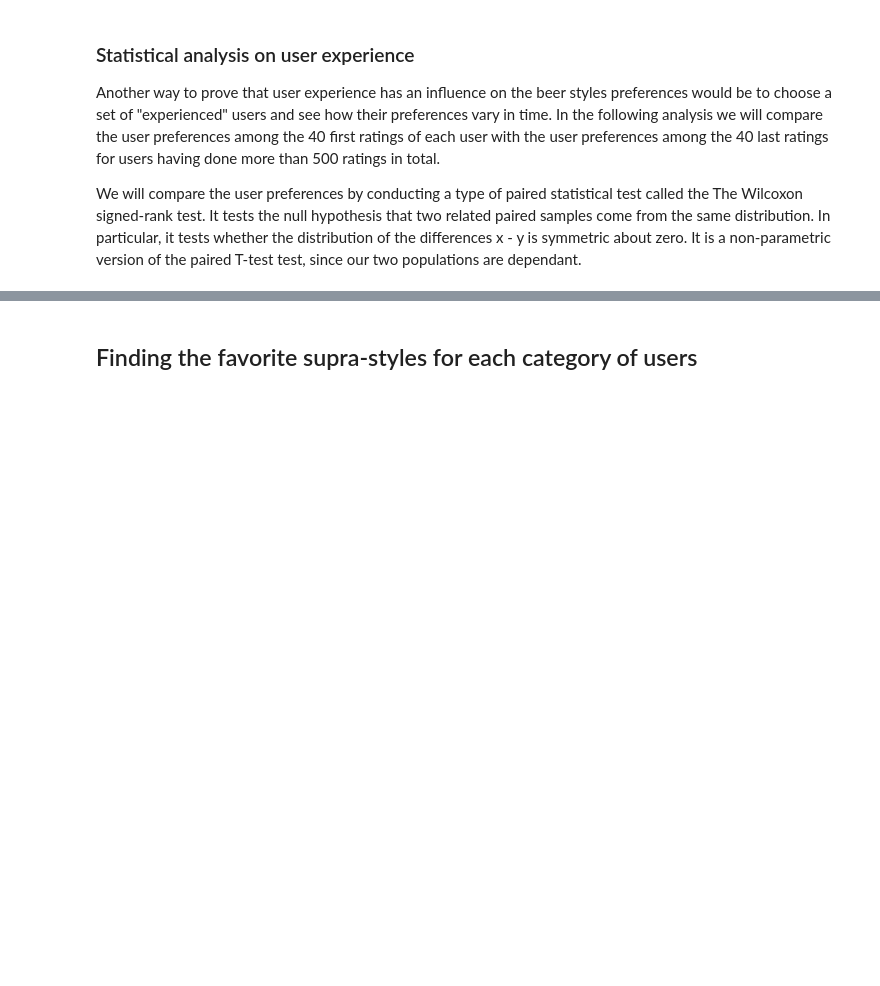
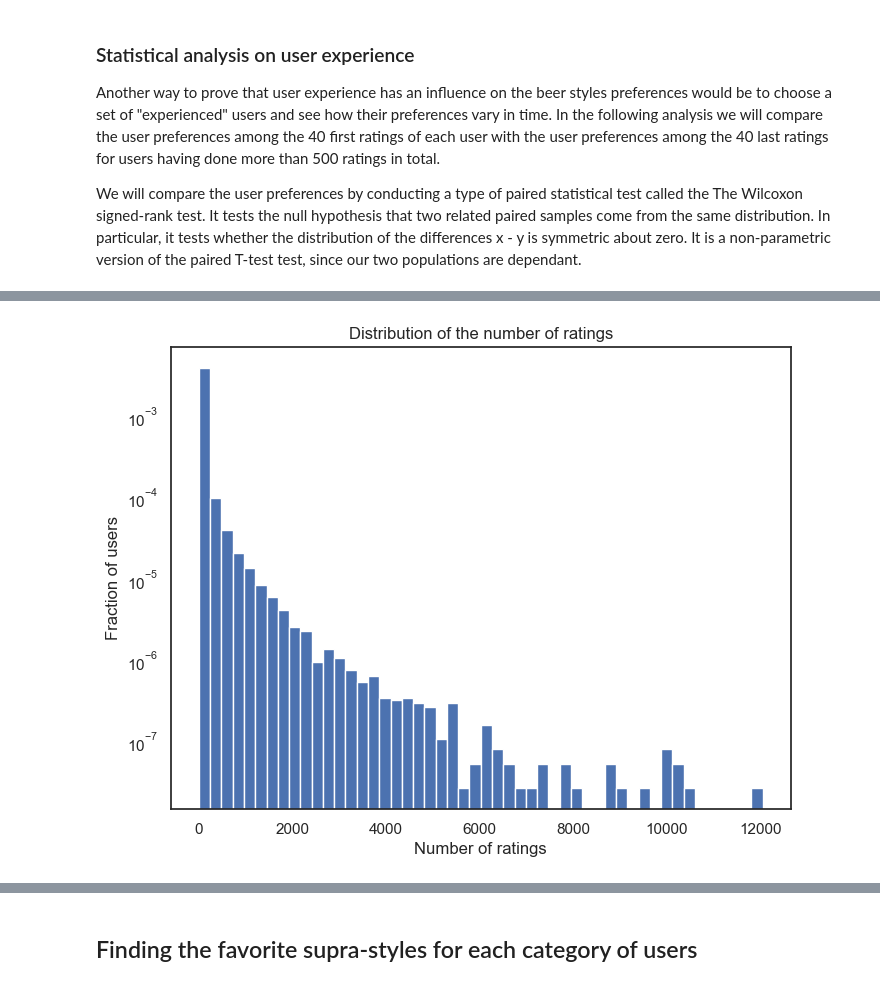
Before and after one commit to TemryL/Beer-Style-Analysis, a Jupyter notebook: milestone3.ipynb, the cells around one changed output, grey strips where cells are left out. Cells and saved outputs as stored; diff of their text form; code cells hidden in the pictures; blank space fills up the shorter version.

```diff
--- a/milestone3.ipynb
+++ b/milestone3.ipynb
@@ -936,0 +945,8 @@ merged_experienced_users = df_merged[df_merged.user_id.isin(experienced_users.us
+# %%
+users = pd.read_pickle(PROCESSED_DATA_FOLDER + DATASET + 'users.pkl')
+beers = pd.read_pickle(PROCESSED_DATA_FOLDER + DATASET + 'beers.pkl')
+ratings = pd.read_pickle(PROCESSED_DATA_FOLDER + DATASET + 'ratings.pkl')
+
+users.drop_duplicates(subset=['user_id'], inplace=True)
+beers.drop_duplicates(subset=['beer_id'], inplace=True)
+ratings.drop_duplicates(subset=['beer_id', 'user_id'], inplace=True)
@@ -936,0 +969,10 @@ merged_experienced_users = df_merged[df_merged.user_id.isin(experienced_users.us
+# %%
+users.nbr_ratings.hist(density=True, bins=50)
+plt.yscale('log')
+plt.ylabel('Fraction of users')
+plt.xlabel('Number of ratings')
+plt.title('Distribution of the number of ratings')
+plt.grid(False)
+plt.show()
+# %% [output]
+[figure, added]
```
Also changed, not shown: parts of 21 cells of this notebook, 1 other file.
